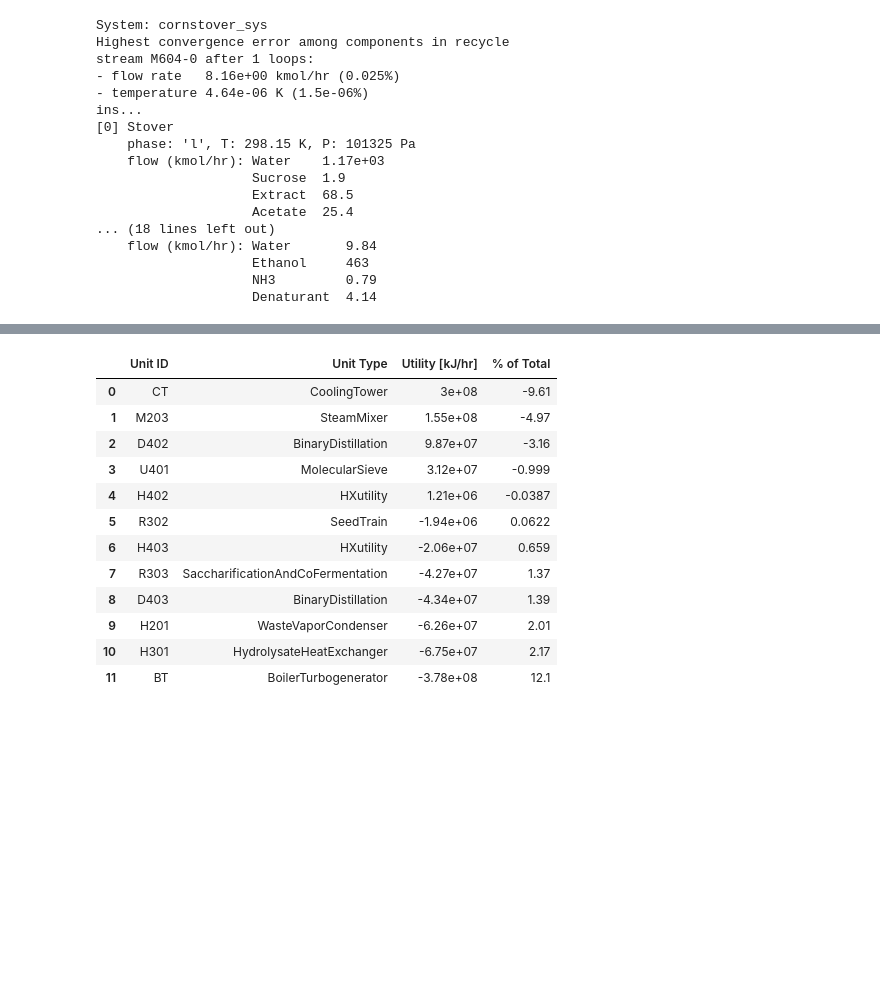
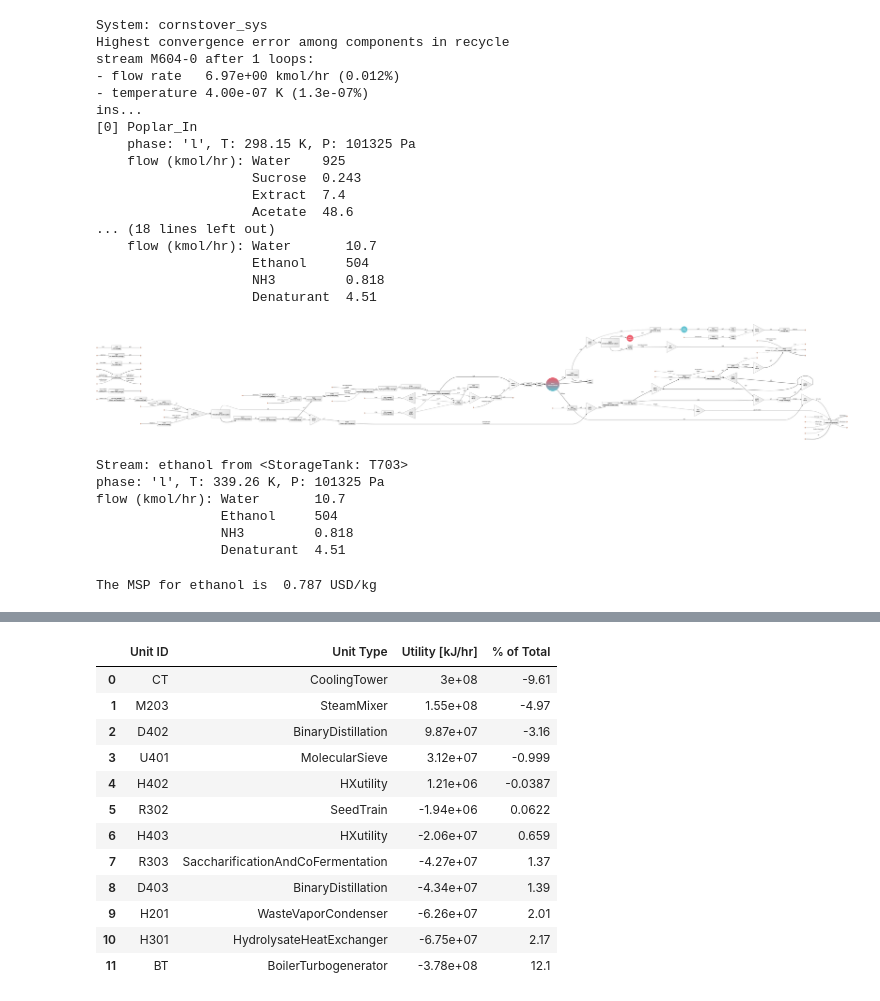
Before and after one commit to H-Wadgama/ATJ, a Jupyter notebook: lignin_saf/humbird.ipynb, the cells around one changed output, grey strips where cells are left out. Saved outputs shown, nothing was run; the diff lists cells and outputs as text; code cells hidden in the pictures; blank space fills up the shorter version.

Commit message:
experimenting cellulosic ethanol system to check for how biosteam is creating facilities

```diff
--- a/lignin_saf/humbird.ipynb
+++ b/lignin_saf/humbird.ipynb
@@ -18,24 +27,19 @@ chems = cellulosic.create_cellulosic_ethanol_chemicals().copy()
 # %%
 bst.settings.set_thermo(chems) # Setting thermodynamic property pacakge for the chemicals
 # %%
-stover = bst.Stream(
-                ID='Stover',
-                price=0.0516,
-                total_flow=104229.16,
-                units='kg/hr',
-                Water=0.20215,
-                Sucrose=0.00623,
-                Extract=0.11846,
-                Acetate=0.01464,
-                Ash=0.03986,
-                Lignin=0.12744,
-                Protein=0.02507,
-                Glucan=0.28302,
-                Xylan=0.15788,
-                Arabinan=0.01925,
-                Mannan=0.00485,
-                Galactan=0.00116,
-            )
+chems.define_group(
+    name='Poplar',
+    IDs=['Glucan', 'Xylan', 'Arabinan', 'Mannan', 'Galactan',
+         'Sucrose', 'Lignin', 'Acetate', 'Extract', 'Ash'],
+    composition=[0.464, 0.134, 0.002, 0.037, 0.014,
+                 0.001, 0.285, 0.035, 0.016, 0.012],
+    wt=True
+)
+
+poplar_in = bst.Stream('Poplar_In',
+                       Poplar=feed_parameters['flow'] * 1e3,
+                       Water=feed_parameters['moisture'] * feed_parameters['flow'] * 1e3,
+                       phase='l', units='kg/d', price=prices['Feedstock'])
 # %%
-etoh_system = cellulosic.create_cellulosic_ethanol_system(ins = stover)
+complete_etoh_system = cellulosic.create_cellulosic_ethanol_system(ins = poplar_in)
 # %%
@@ -43,22 +47,24 @@ etoh_system.simulate()
 # %%
-etoh_system.show()
+complete_etoh_system.show()
 # %% [output]
 System: cornstover_sys
 Highest convergence error among components in recycle
 stream M604-0 after 1 loops:
-- flow rate   8.16e+00 kmol/hr (0.025%)
-- temperature 4.64e-06 K (1.5e-06%)
+- flow rate   6.97e+00 kmol/hr (0.012%)
+- temperature 4.00e-07 K (1.3e-07%)
 ins...
-[0] Stover
+[0] Poplar_In
     phase: 'l', T: 298.15 K, P: 101325 Pa
-    flow (kmol/hr): Water    1.17e+03
-                    Sucrose  1.9
-                    Extract  68.5
-                    Acetate  25.4
+    flow (kmol/hr): Water    925
+                    Sucrose  0.243
+                    Extract  7.4
+                    Acetate  48.6
 ... (18 lines left out)
-    flow (kmol/hr): Water       9.84
-                    Ethanol     463
-                    NH3         0.79
-                    Denaturant  4.14
+    flow (kmol/hr): Water       10.7
+                    Ethanol     504
+                    NH3         0.818
+                    Denaturant  4.51
 # %%
-etoh_system.diagram(format = 'png')
+complete_etoh_system.diagram(format = 'png')
+# %% [output]
+[figure, added]
@@ -64,0 +73,13 @@ etoh_system.diagram(format = 'png')
+# %%
+complete_etoh_system.products[3]
+# %% [output]
+Stream: ethanol from <StorageTank: T703>
+phase: 'l', T: 339.26 K, P: 101325 Pa
+flow (kmol/hr): Water       10.7
+                Ethanol     504
+                NH3         0.818
+                Denaturant  4.51
+# %%
+print(f'The MSP for ethanol is  {round(tea_test.solve_price(complete_etoh_system.products[3]), 3)} USD/kg')
+# %% [output]
+The MSP for ethanol is  0.787 USD/kg
```
Also changed, not shown: parts of 12 cells of this notebook, 4 other files.
